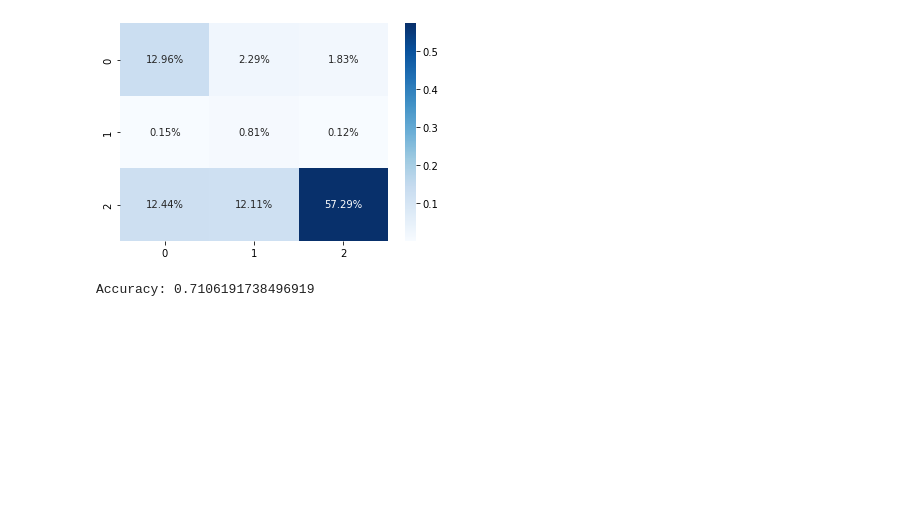
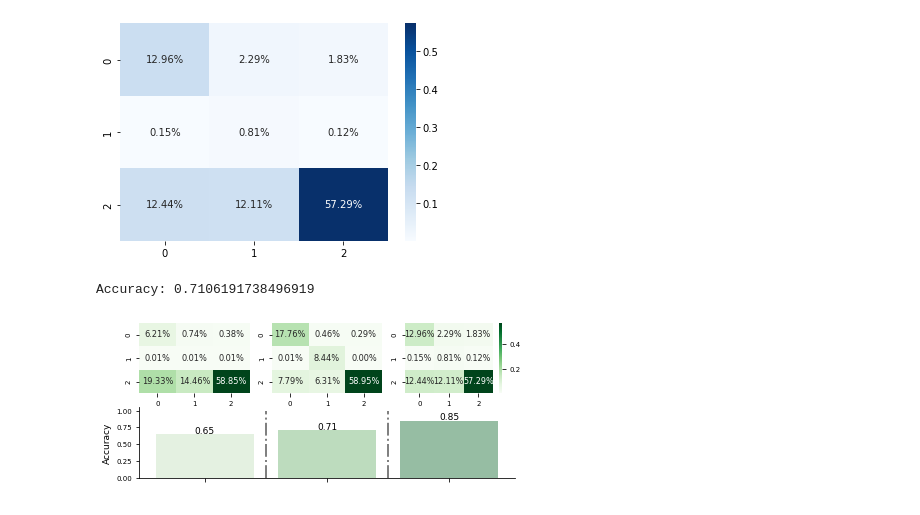
Before and after one commit to dmandic17/medical-drug-review-analysis, a Jupyter notebook: experiments/04_Sentiment_analysis.ipynb, the cells around one changed output. Cells and saved outputs as stored; diff of their text form; code cells hidden in the pictures; blank space fills up the shorter version.

```diff
--- a/experiments/04_Sentiment_analysis.ipynb
+++ b/experiments/04_Sentiment_analysis.ipynb
@@ -249,10 +251,11 @@ model_xgb = xgb_clf.fit(X_train, Y_train)
 
 pred = model_xgb.predict(X_test)
 
-print("Accuracy: %s" % str(model_xgb.score(X_test, Y_test)))
+acc_XGB = model_xgb.score(X_test, Y_test)
+print("Accuracy: %s" % str(acc_XGB))
 print("Confusion Matrix")
-cf_matrix = confusion_matrix(pred, Y_test)
+cf_matrix_XGB = confusion_matrix(pred, Y_test)
 
-sns.heatmap(cf_matrix/np.sum(cf_matrix), annot=True,
+sns.heatmap(cf_matrix_XGB/np.sum(cf_matrix_XGB), annot=True,
             fmt='.2%', cmap='Blues')
 # %% [output]
@@ -273,3 +276,46 @@ Confusion Matrix
 print("Accuracy: %s" % str(model_xgb.score(X_test, Y_test)))
 # %% [output]
 Accuracy: 0.7106191738496919
+# %%
+def addlabels(x,y):
+    for i in range(len(x)):
+        plt.text(i, y[i]+0.01, round(y[i],2), ha = 'center')
+# %%
+from tueplots import bundles
+from matplotlib import pyplot as plt
+
+plt.rcParams.update(bundles.neurips2021(usetex=False, ncols=3, nrows=2))
+# %%
+fig =plt.figure()
+fig.subplots_adjust(bottom=0.025, left=0.025, top = 0.975, right=0.975)
+
+X = [(2,3,1), (2,3,2), (2,3,3), (2,3,(4,6))]
+i = 1
+subs = []
+for nrows, ncols, plot_number in X:
+    sub = fig.add_subplot(nrows, ncols, plot_number)
+    subs.append(sub)
+
+sns.heatmap(cf_matrix_MNB/np.sum(cf_matrix_MNB), ax=subs[0], annot=True,
+            fmt='.2%', cmap='Greens', cbar=False, annot_kws={"size": 8.2})
+sns.heatmap(cf_matrix_RB/np.sum(cf_matrix_RB), ax=subs[1], annot=True,
+            fmt='.2%', cmap='Greens', cbar=False, annot_kws={"size": 8.2})
+sns.heatmap(cf_matrix_XGB/np.sum(cf_matrix_XGB), ax=subs[2], annot=True,
+            fmt='.2%', cmap='Greens', cbar=True, annot_kws={"size": 8})
+
+y = [acc_MLB, acc_XGB, acc_RF]
+x = ['',' ', '  ']
+sns_acc = sns.barplot(x = x, y = y, palette = 'Greens', alpha = 0.5, ax=subs[3])
+addlabels(x,y)
+
+sns_acc.spines["top"].set_visible(False)
+sns_acc.spines["right"].set_visible(False)
+sns_acc.set_ylabel('Accuracy')
+plt.vlines(x = 0.5, ymin = 0, ymax = 1, color = 'gray', linewidth=2, linestyles ='dashdot')
+plt.vlines(x = 1.5, ymin = 0, ymax = 1, color = 'gray', linewidth=2, linestyles ='dashdot')
+
+plt.savefig('figure2.pdf',bbox_inches='tight')
+#     sns_useful.set_xlabel(xlabel)
+#     plt.setp(sns_useful.get_xticklabels(), rotation=angle)
+# %% [output]
+[figure, added]
```
Also changed, not shown: parts of 4 cells of this notebook, 1 other file.
